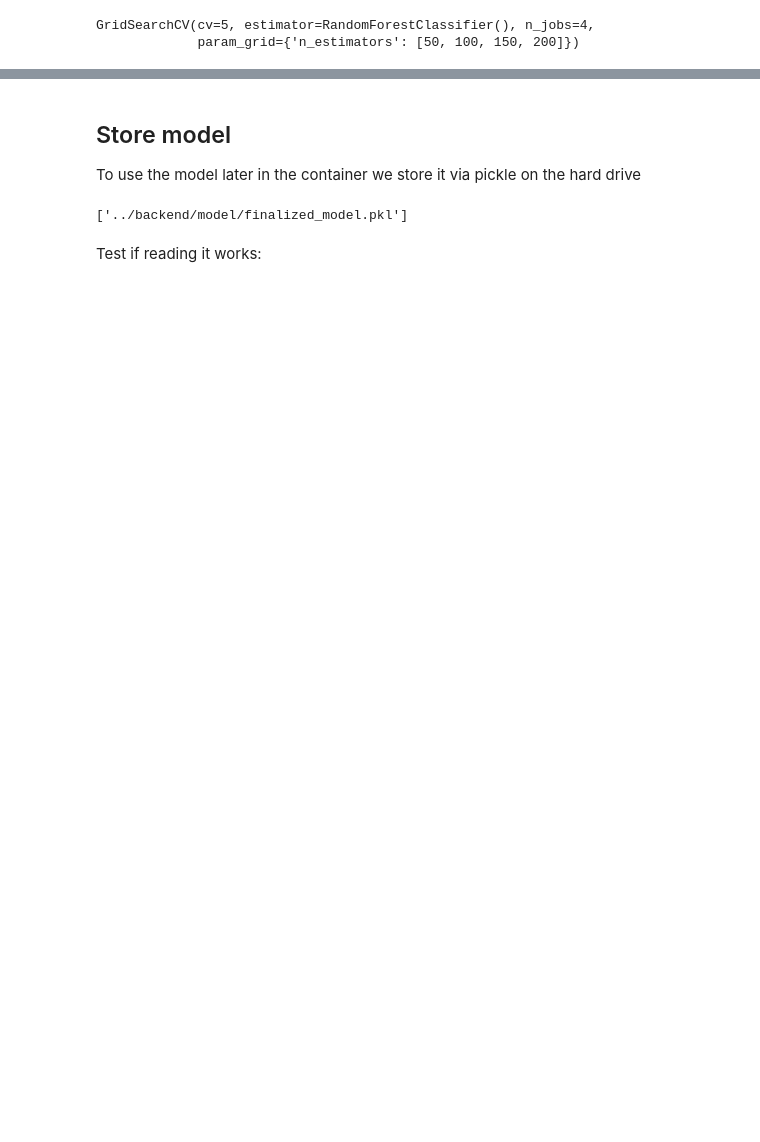
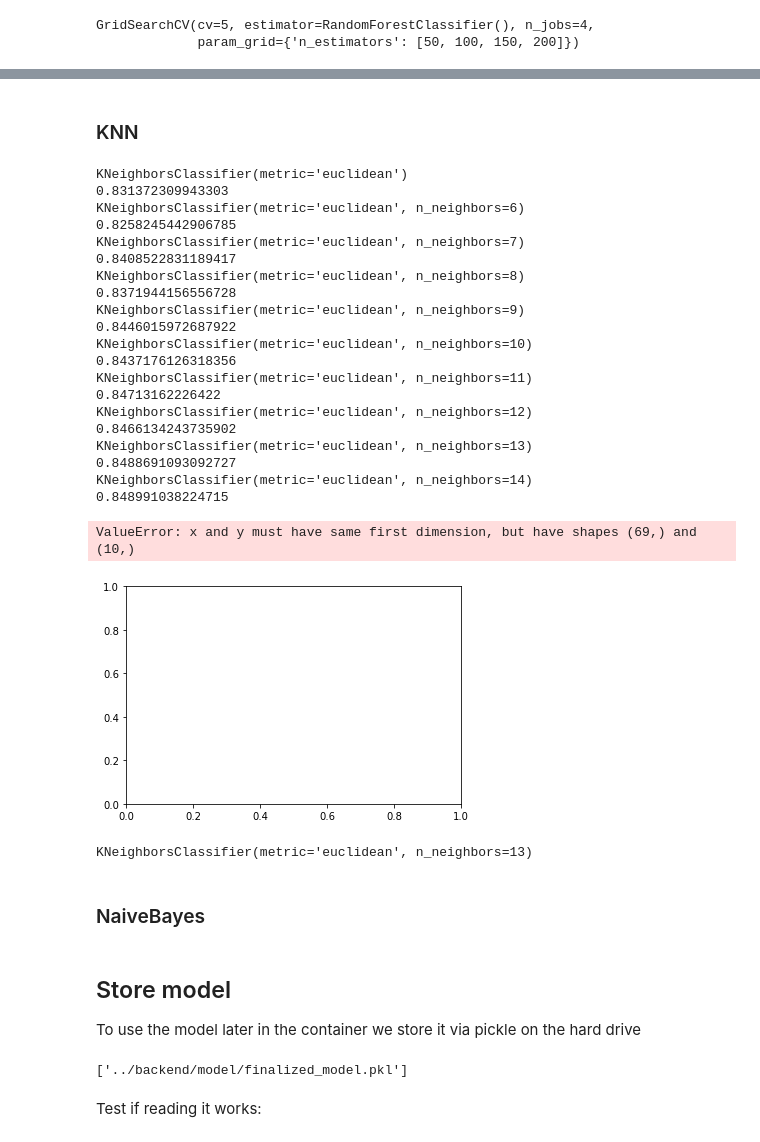
Before and after one commit to jojopirker/sdcProject, a Jupyter notebook: notebooks/3_ML-Model.ipynb, the cells around one changed output, grey strips where cells are left out. Saved outputs shown, nothing was run; the diff lists cells and outputs as text; code cells hidden in the pictures; blank space fills up the shorter version.

```diff
--- a/notebooks/3_ML-Model.ipynb
+++ b/notebooks/3_ML-Model.ipynb
@@ -238,3 +260,45 @@ RandomForestClassifier(n_estimators=150)
+# %% [markdown]
+### KNN
+# %%
+accuracies = []
+
+for i in range(5, 15):
+    classifier = KNeighborsClassifier(n_neighbors = i, metric = 'euclidean')
+    print(classifier)
+    classifier.fit(X_train, np.ravel(y_train))
+    pred_i = classifier.predict(X_test)
+    print(np.mean(pred_i ==np.ravel(y_test)))
+    accuracies.append(np.mean(pred_i ==np.ravel(y_test)))
+# %% [output]
+KNeighborsClassifier(metric='euclidean')
+0.831372309943303
+KNeighborsClassifier(metric='euclidean', n_neighbors=6)
+0.8258245442906785
+KNeighborsClassifier(metric='euclidean', n_neighbors=7)
+0.8408522831189417
+KNeighborsClassifier(metric='euclidean', n_neighbors=8)
+0.8371944156556728
+KNeighborsClassifier(metric='euclidean', n_neighbors=9)
+0.8446015972687922
+KNeighborsClassifier(metric='euclidean', n_neighbors=10)
+0.8437176126318356
+KNeighborsClassifier(metric='euclidean', n_neighbors=11)
+0.84713162226422
+KNeighborsClassifier(metric='euclidean', n_neighbors=12)
+0.8466134243735902
+KNeighborsClassifier(metric='euclidean', n_neighbors=13)
+0.8488691093092727
+KNeighborsClassifier(metric='euclidean', n_neighbors=14)
+0.848991038224715
+ValueError: x and y must have same first dimension, but have shapes (69,) and (10,)
+[figure, added]
+# %%
+classifier = KNeighborsClassifier(n_neighbors = 13, metric = 'euclidean')
+classifier.fit(X_train, np.ravel(y_train))
+# %% [output]
+KNeighborsClassifier(metric='euclidean', n_neighbors=13)
+# %% [markdown]
+### NaiveBayes
 # %% [markdown]
 ## Store model
 
```
Also changed, not shown: parts of 12 cells of this notebook, 2 other files.
